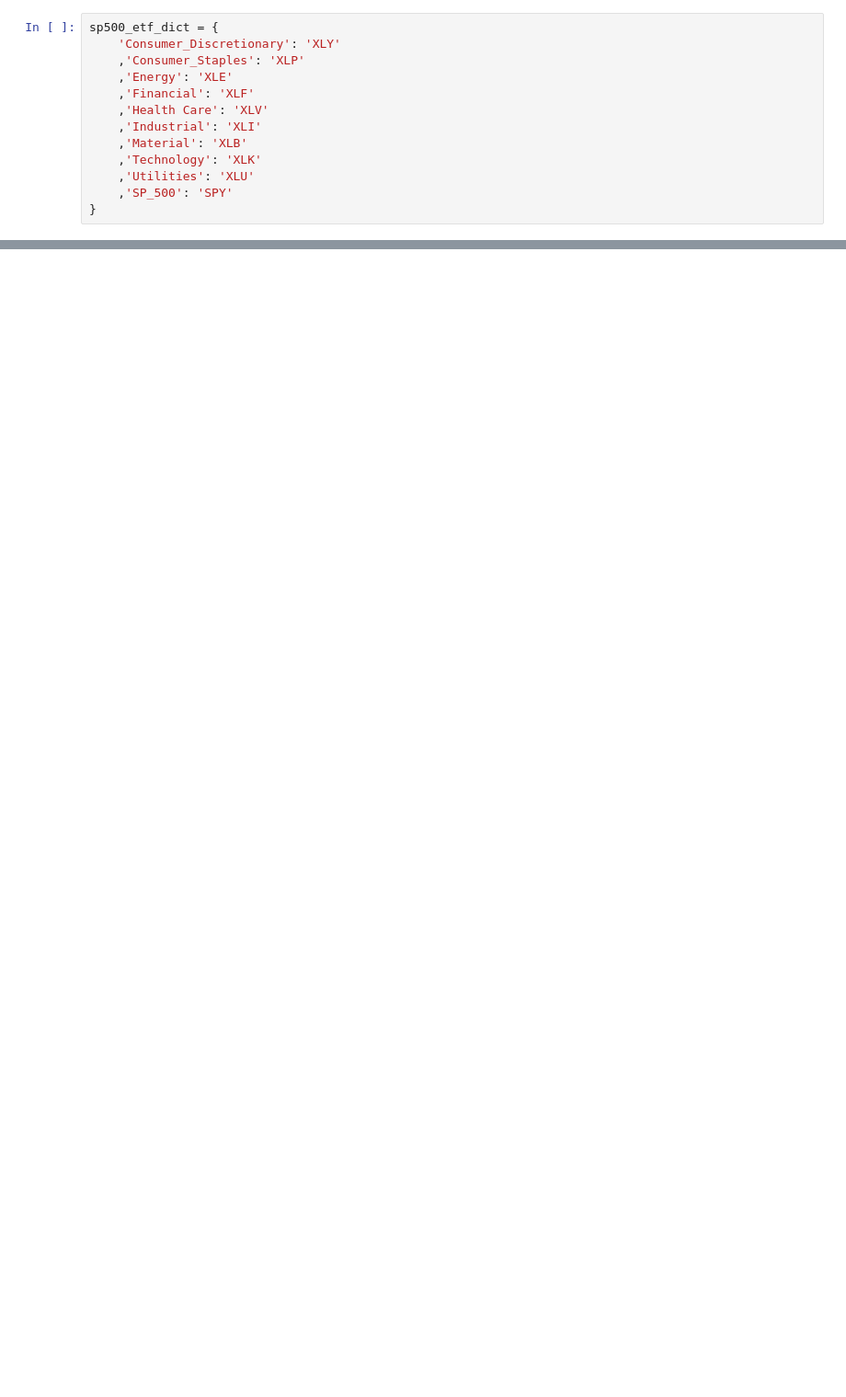
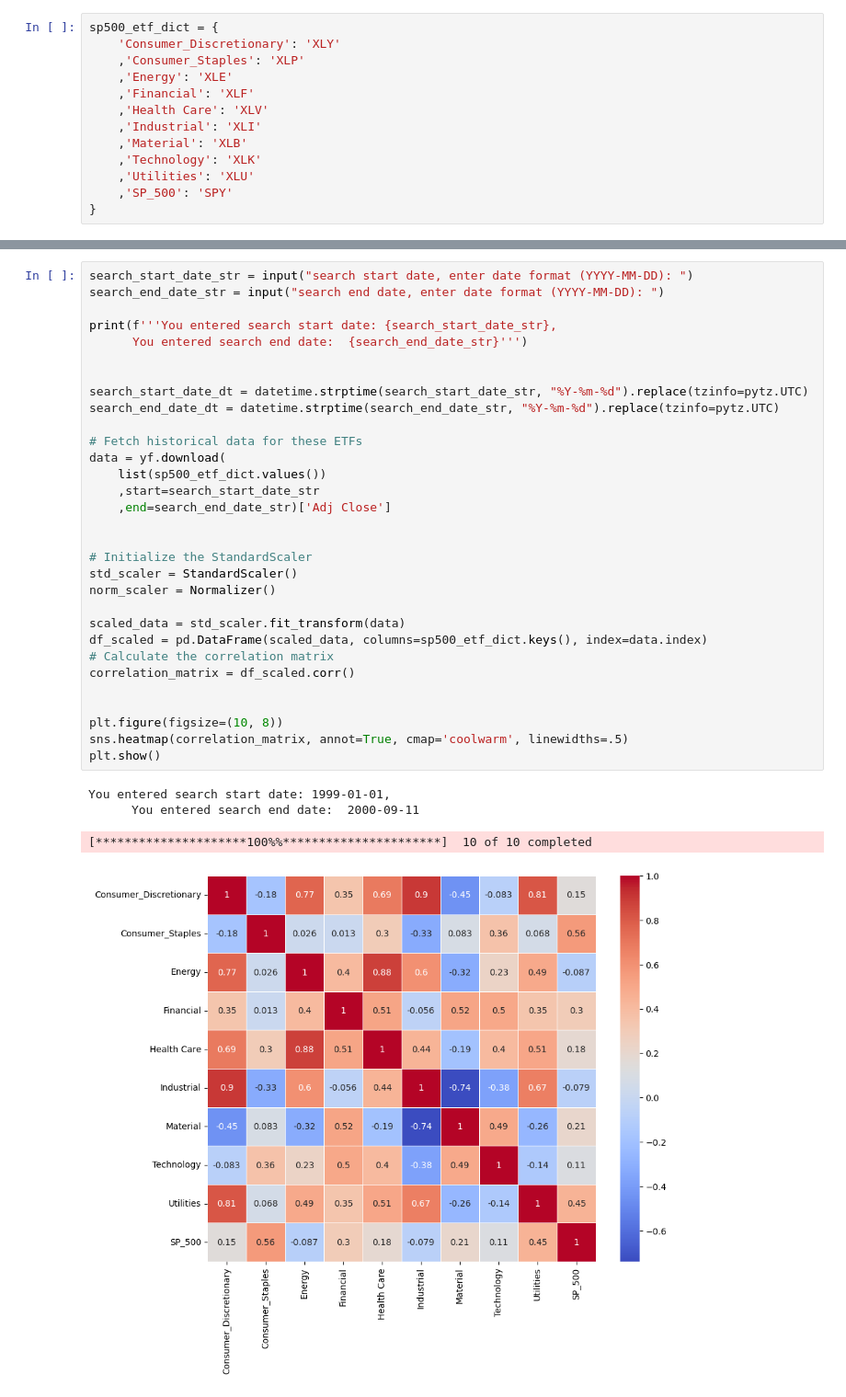
Before and after one commit to tangj310/Inv_equity, a Jupyter notebook: 02_sp500_sector_corr/sp500_sector_corr_dynamic.ipynb, the cells around one changed output, grey strips where cells are left out. Shown: that part at 92% size. Cells and saved outputs as stored; diff of their text form; blank space fills up the shorter version.

```diff
--- a/02_sp500_sector_corr/sp500_sector_corr_dynamic.ipynb
+++ b/02_sp500_sector_corr/sp500_sector_corr_dynamic.ipynb
@@ -111,0 +27,36 @@ Error:
+# %%
+search_start_date_str = input("search start date, enter date format (YYYY-MM-DD): ")
+search_end_date_str = input("search end date, enter date format (YYYY-MM-DD): ")
+
+print(f'''You entered search start date: {search_start_date_str},
+      You entered search end date:  {search_end_date_str}''')
+
+
+search_start_date_dt = datetime.strptime(search_start_date_str, "%Y-%m-%d").replace(tzinfo=pytz.UTC)
+search_end_date_dt = datetime.strptime(search_end_date_str, "%Y-%m-%d").replace(tzinfo=pytz.UTC)
+
+# Fetch historical data for these ETFs
+data = yf.download(
+    list(sp500_etf_dict.values())
+    ,start=search_start_date_str
+    ,end=search_end_date_str)['Adj Close']
+
+
+# Initialize the StandardScaler
+std_scaler = StandardScaler()
+norm_scaler = Normalizer()
+
+scaled_data = std_scaler.fit_transform(data)
+df_scaled = pd.DataFrame(scaled_data, columns=sp500_etf_dict.keys(), index=data.index)
+# Calculate the correlation matrix
+correlation_matrix = df_scaled.corr()
+
+
+plt.figure(figsize=(10, 8))
+sns.heatmap(correlation_matrix, annot=True, cmap='coolwarm', linewidths=.5)
+plt.show()
+# %% [output]
+You entered search start date: 1999-01-01,
+      You entered search end date:  2000-09-11
+[*********************100%%**********************]  10 of 10 completed
+[figure, added]
```
Also changed, not shown: parts of 3 cells of this notebook, 1 other file.
